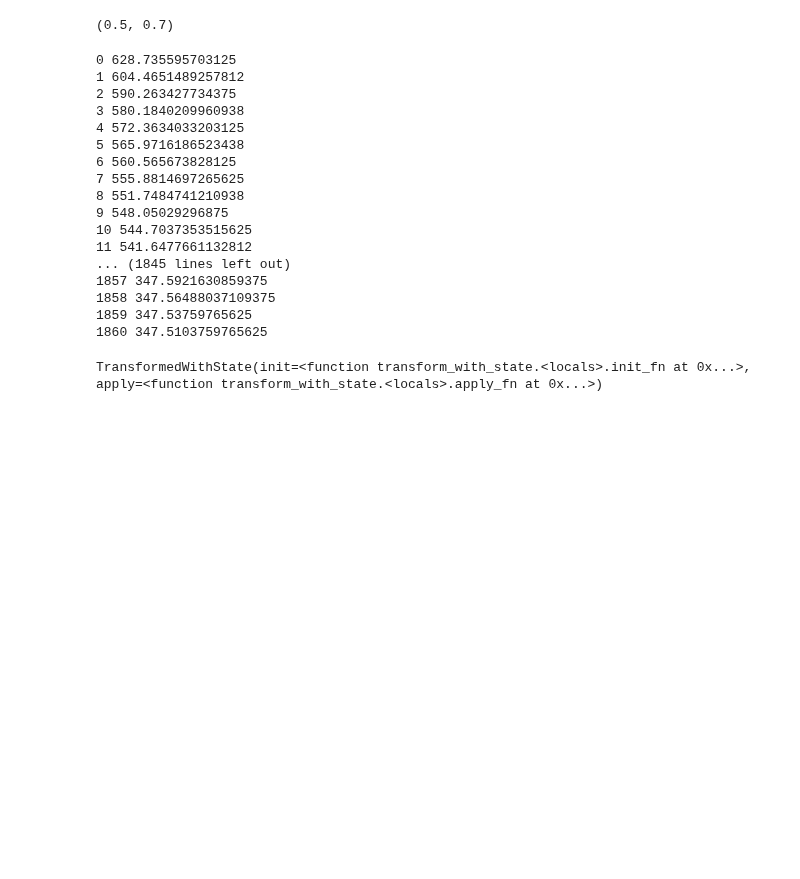
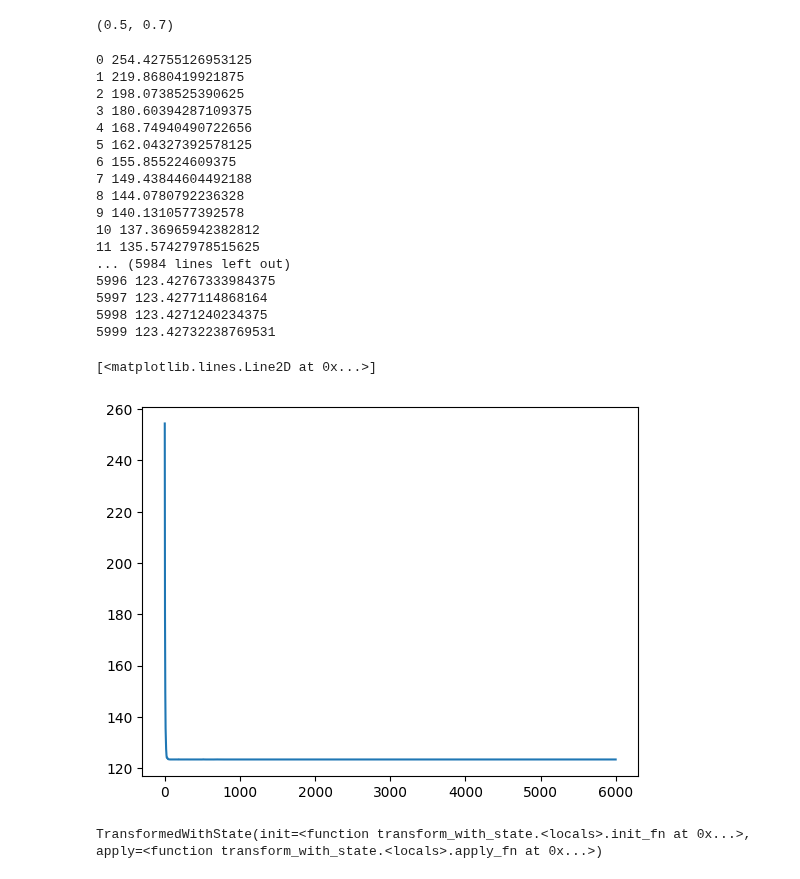
Before and after one commit to franciscovargas/denoising_diffusion_samplers, a Jupyter notebook: notebooks/controlled_ais.ipynb, the cells around one changed output. Drawn from its saved outputs; the diff is of its cells as text; code cells hidden in the pictures; blank space fills up the shorter version.

```diff
--- a/notebooks/controlled_ais.ipynb
+++ b/notebooks/controlled_ais.ipynb
@@ -43,6 +45,7 @@ The autoreload extension is already loaded. To reload it, use:
 # %%
 from dds.objectives import controlled_ais_relative_kl_objective
 from dds.objectives import controlled_ais_importance_weighted_partition_estimate_dds
+import matplotlib.pyplot as plt
 
 
 config = get_config()
@@ -53,7 +56,7 @@ config.model.tfinal = 6.4
 config.model.dt = 0.05
 
 config.model.reference_process_key = "cais"
-config.model.reference_process_key = "ula"
+# config.model.reference_process_key = "ula"
 
 config.trainer.objective = controlled_ais_relative_kl_objective
 config.trainer.lnz_is_estimator = controlled_ais_importance_weighted_partition_estimate_dds
@@ -75,7 +78,7 @@ if config.model.reference_process_key == "oudstl":
     config.model.exp_dds = False
 
 if config.model.reference_process_key == "cais"  or config.model.reference_process_key == "ula":
-    config.model.step_scheme_key = "linear"
+    config.model.step_scheme_key = "uniform"
 
     # Opt setting for funnel
     config.model.alpha = 0.6875
@@ -83,7 +86,7 @@ if config.model.reference_process_key == "cais"  or config.model.reference_proce
 
     # Path opt settings
     config.model.exp_dds = False
-    config.trainer.lr_sch_base_dec = 1.0
+    config.trainer.lr_sch_base_dec = 0.97
     config.trainer.learning_rate = 1 * 10**(-5)
 
     if config.task == "funnel": # lnZ: 0.4, ELBO: 1.6
@@ -113,7 +116,10 @@ config.trainer.notebook = True
 config.trainer.epochs = 200  #  11000
 # Opt settings we use
 # funnel_config.trainer.learning_rate = 0.0001
-# config.trainer.learning_rate = 5 * 10**(-3)
+config.trainer.learning_rate = 1 * 10**(-3)
+
+# config.trainer.learning_rate = 1e-2
+
 
 # config.model.reference_process_key = "cais"
 # config.trainer.learning_rate = 0
@@ -174,7 +180,7 @@ def mfvi_init(
     scale_by_adam = optax.scale_by_adam()
 
     transition_steps = 50
-    exp_lr = optax.exponential_decay(config.trainer.learning_rate,
+    exp_lr = optax.exponential_decay(100 * config.trainer.learning_rate,
                                     transition_steps, base_dec)
     scale_lr = optax.scale_by_schedule(exp_lr)
     opt = optax.chain(clipper, scale_by_adam, scale_lr, optax.scale(-1))
@@ -224,55 +230,63 @@ def mfvi_init(
     def jited_val_loss_mfvi(
         params,
         model_state: hk.State,
         rng_key: jnp.ndarray,
         batch_size: jnp.ndarray):
 
       loss, new_model_state = full_objective_mfvi(params,
                                              model_state,
                                              rng_key,
                                              batch_size_)
 
       loss = jax.lax.pmean(loss, axis_name="num_devices")
       return loss, new_model_state
 
+    losses = []
 
-    for epoch in range(start, config.trainer.epochs):
+    for epoch in range(start, 3 * config.trainer.epochs):
+    # for epoch in range(start, start+1):
+
         rng_key = next(seq)
         subkeys = jax.random.split(rng_key, device_no)
 
         params, opt_state, model_state = update_mfvi(params,
                                                      model_state, opt_state,
                                                      subkeys, batch_size_)
         loss, _ = jited_val_loss_mfvi(params,
                                      model_state,
                                     subkeys, batch_size_)
         print(epoch, loss.item())
+        losses.append(loss.item())
 
     init_dist = distrax.MultivariateNormalDiag(
-            params["~"]["mus"] ,
-            params["~"]["sigmas"]
+            jnp.squeeze(params["~"]["mus"]),
+            jnp.squeeze(params["~"]["sigmas"])
     )
-    return init_dist
+    return init_dist, losses, jnp.squeeze(params["~"]["mus"]), jnp.squeeze(params["~"]["sigmas"])
 
-init_dist = mfvi_init()
+init_dist, losses, init_mu, init_sigma = mfvi_init()
+
+plt.plot(losses)
 # %% [output]
-0 628.735595703125
-1 604.4651489257812
-2 590.263427734375
-3 580.1840209960938
-4 572.3634033203125
-5 565.9716186523438
-6 560.565673828125
-7 555.8814697265625
-8 551.7484741210938
-9 548.05029296875
-10 544.7037353515625
-11 541.6477661132812
-... (1845 lines left out)
-1857 347.5921630859375
-1858 347.56488037109375
-1859 347.53759765625
-1860 347.5103759765625
+0 254.42755126953125
+1 219.8680419921875
+2 198.0738525390625
+3 180.60394287109375
+4 168.74940490722656
+5 162.04327392578125
+6 155.855224609375
+7 149.43844604492188
+8 144.0780792236328
+9 140.1310577392578
+10 137.36965942382812
+11 135.57427978515625
+... (5984 lines left out)
+5996 123.42767333984375
+5997 123.4277114868164
+5998 123.4271240234375
+5999 123.42732238769531
+[<matplotlib.lines.Line2D at 0x...>]
+[figure, added]
 # %%
 def update_detached_params(trainable_params, non_trainable_params,
                            attached_network_name="simple_drift_net",
```
Also changed, not shown: parts of 12 cells of this notebook, 3 other files.
